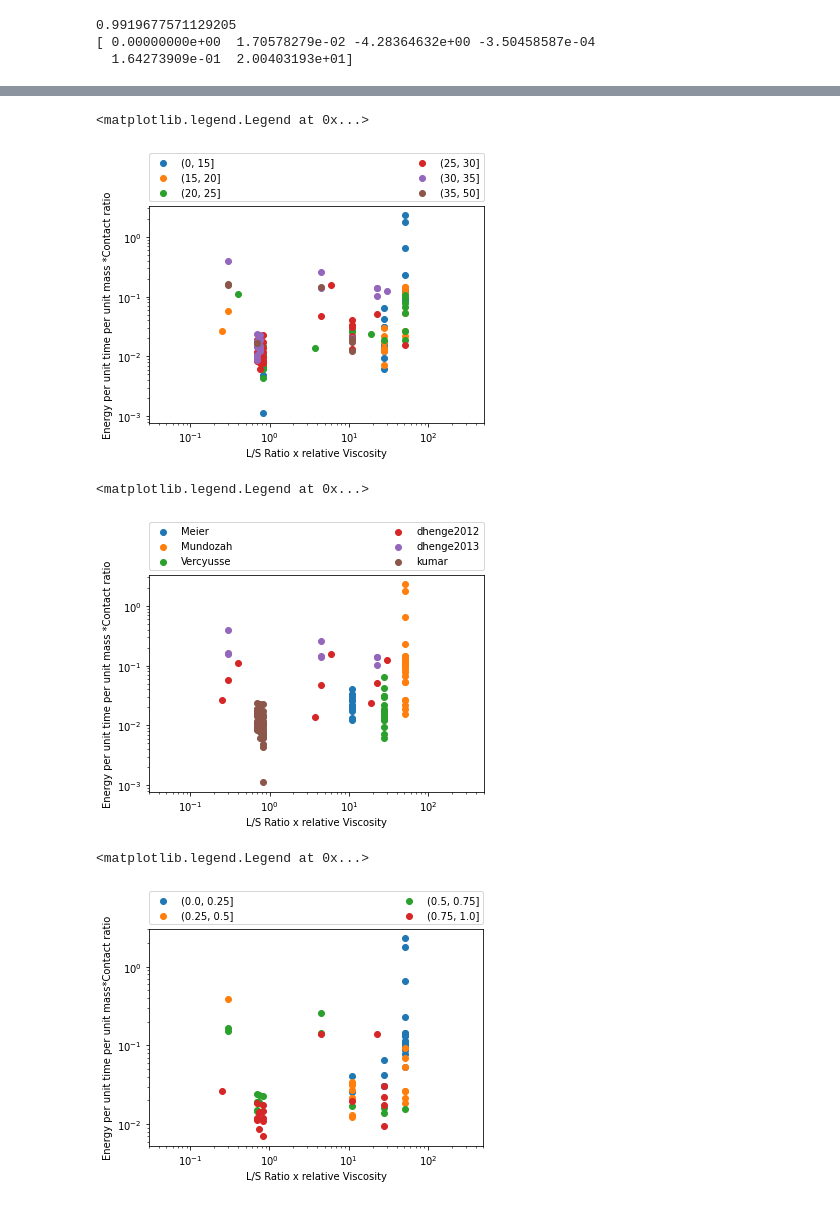
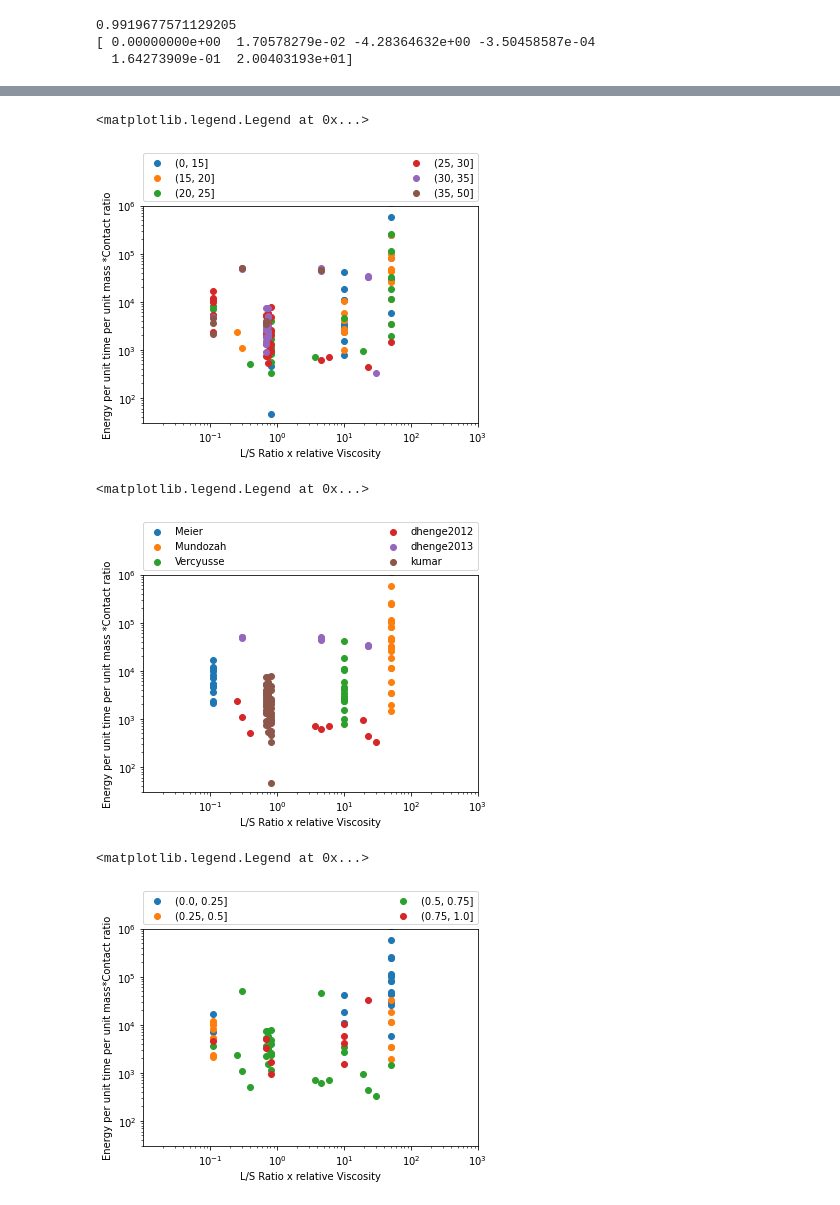
Before and after one commit to csampat/Physics-Constrained-Supervised-Autoencoders-, a Jupyter notebook: src/multivariateFit.ipynb, the cells around one changed output, grey strips where cells are left out. Cells and saved outputs as stored; diff of their text form; code cells hidden in the pictures.

```diff
--- a/src/multivariateFit.ipynb
+++ b/src/multivariateFit.ipynb
@@ -134,5 +128,6 @@ poly1.get_feature_names(inputframes.columns)
 # %%
 fig,ax = plt.subplots()
+datafile['contact ratio'] = pre
 datafile['numer'] = numer*pre
 ranges = [0,15,20,25,30,35,50]
 datafile['Extent of gran'] = np.divide(datafile['final d50'],datafile['Initial d50'])
@@ -140,12 +135,13 @@ groups = datafile.groupby(pd.cut(datafile['Extent of gran'],ranges))
 for val, group in groups:
     ax.scatter(group['L/S Ratio']*group['Binder Viscosity (mPa.s)'] / 0.001, group['numer'],label=val)
 plt.xlabel('L/S Ratio x relative Viscosity')
-plt.ylabel('Energy per unit time per unit mass*Contact ratio')
+plt.ylabel('Energy per unit time per unit mass*Contact ratio (KJ/kg.s)')
 plt.xscale("log")
 plt.yscale("log")
-plt.xlim([3e-2,500])
-plt.xticks([1e-1,1e0,1e1,1e2])
-plt.yticks([1e-3,1e-2,1e-1,1])
+plt.xlim([1e-2,500])
+plt.ylim([30,1e5])
+plt.xticks([1e-1,1e0,1e1,1e2,1e3])
+plt.yticks([1e6,1e5,1e4,1e3,1e2])
 ax.legend(bbox_to_anchor=(0., 1.02, 1., .102), loc='lower left',
            ncol=2, mode="expand", borderaxespad=0.)
 # %% [output]
@@ -154,6 +150,6 @@ ax.legend(bbox_to_anchor=(0., 1.02, 1., .102), loc='lower left',
 # %%
-X_poly_new = poly.fit_transform(inputframes)
-pre = np.abs(clf.predict(X_poly_new))
-ratio = pre/(1-pre)
-print(ratio)
-poly.get_feature_names(inputframes.columns)
+# X_poly_new = poly.fit_transform(inputframes)
+# pre = np.abs(clf.predict(X_poly_new))
+# ratio = pre/(1-pre)
+# print(ratio)
+# poly.get_feature_names(inputframes.columns)
@@ -184,45 +156,48 @@ poly.get_feature_names(inputframes.columns)
 # %%
 fig,ax = plt.subplots()
-datafile['numer'] = numer*pre
+# datafile['numer'] = numer*pre
 ranges = [0,15,20,25,30,35,50]
 groups = datafile.groupby(pd.cut(datafile['Extent of gran'],ranges))
 for val, group in groups:
-    ax.scatter(group['L/S Ratio']*group['Binder Viscosity (mPa.s)'] / 0.001, group['numer'],label=val)
+    ax.scatter(group['L/S Ratio']*group['Binder Viscosity (mPa.s)']/0.001, group['numer'],label=val)
 plt.xlabel('L/S Ratio x relative Viscosity')
 plt.ylabel('Energy per unit time per unit mass *Contact ratio')
 plt.xscale("log")
 plt.yscale("log")
-plt.xlim([3e-2,500])
-plt.xticks([1e-1,1e0,1e1,1e2])
+plt.xlim([1e-2,500])
+plt.ylim([30,1e5])
+plt.xticks([1e-1,1e0,1e1,1e2,1e3])
+plt.yticks([1e6,1e5,1e4,1e3,1e2])
 ax.legend(bbox_to_anchor=(0., 1.02, 1., .102), loc='lower left',
            ncol=2, mode="expand", borderaxespad=0.)
 # %% [output]
 <matplotlib.legend.Legend at 0x...>
-[figure, old version]
+[figure, new version]
 # %%
 fig,ax = plt.subplots()
-vis = np.array(datafile['Binder Viscosity (mPa.s)']) / 0.001
 numer = np.array(numer)
 lsratio = np.array(lsratio)
 exp = np.array(datafile['Experiments'])
 for g in np.unique(exp):
     i = np.where(exp==g)
     ax.scatter(lsratio[i]*vis[i],numer[i]*pre[i],label=g)
 plt.xlabel('L/S Ratio x relative Viscosity')
 # plt.ylabel('Contact energy')
 plt.ylabel('Energy per unit time per unit mass *Contact ratio')
 plt.xscale("log")
 plt.yscale("log")
-plt.xlim([3e-2,500])
-plt.xticks([1e-1,1e0,1e1,1e2])
+plt.xlim([1e-2,500])
+plt.ylim([30,1e5])
+plt.xticks([1e-1,1e0,1e1,1e2,1e3])
+plt.yticks([1e6,1e5,1e4,1e3,1e2])
 ax.legend(bbox_to_anchor=(0., 1.02, 1., .102), loc='lower left',
            ncol=2, mode="expand", borderaxespad=0.)
 # %% [output]
 <matplotlib.legend.Legend at 0x...>
-[figure, old version]
+[figure, new version]
 # %%
 fig,ax = plt.subplots()
-datafile['numer'] = numer*pre
+# datafile['numer'] = numer*pre
 ranges = [0,0.25,0.5,0.75,1]
 datafile['Calc Fill level'] = dcm_object.fillLevel_osorio(datafile['DetMRT'])
 groups = datafile.groupby(pd.cut(datafile['Calc Fill level'],ranges))
@@ -232,12 +207,13 @@ plt.xlabel('L/S Ratio x relative Viscosity')
 plt.ylabel('Energy per unit time per unit mass*Contact ratio')
 plt.xscale("log")
 plt.yscale("log")
-plt.xlim([3e-2,500])
-plt.xticks([1e-1,1e0,1e1,1e2])
-# plt.yticks([,1e-1,1,1e1])
+plt.xlim([1e-2,500])
+plt.ylim([30,1e5])
+plt.xticks([1e-1,1e0,1e1,1e2,1e3])
+plt.yticks([1e6,1e5,1e4,1e3,1e2])
 ax.legend(bbox_to_anchor=(0., 1.02, 1., .102), loc='lower left',
            ncol=2, mode="expand", borderaxespad=0.)
 # %% [output]
 <matplotlib.legend.Legend at 0x...>
-[figure, old version]
+[figure, new version]
 # %%
```
Also changed, not shown: parts of 7 cells of this notebook, 9 other files.
